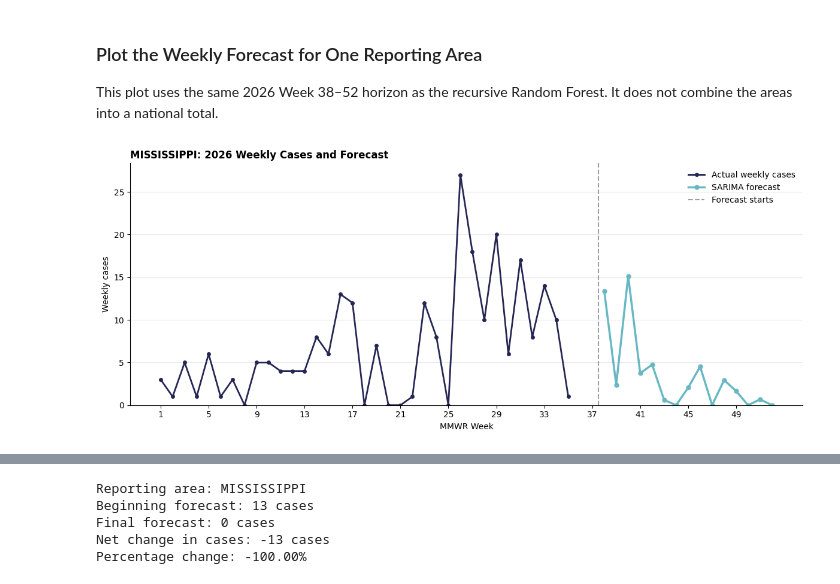
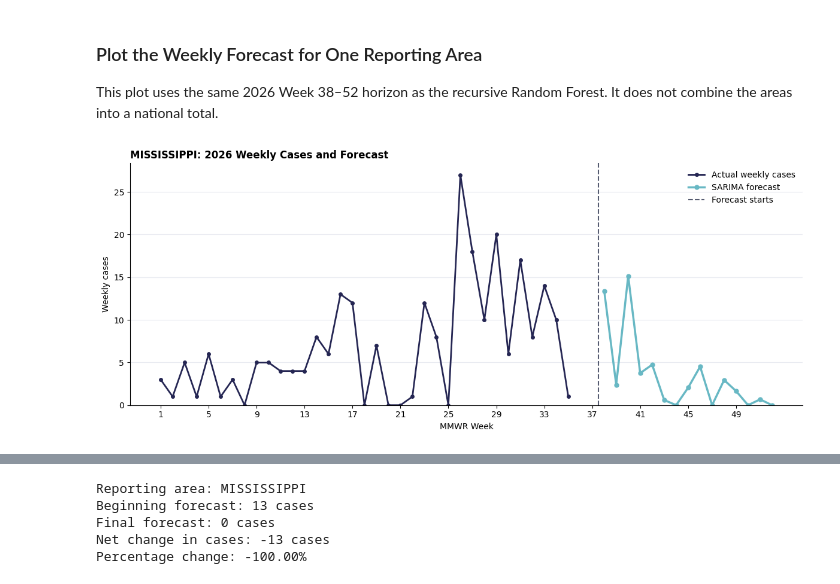
Before and after one commit to Husam-Sawalha/salmonellosis-forecasting-analysis, a Jupyter notebook: notebooks/03_salmonellosis_forecasting.ipynb, the cells around one changed output, grey strips where cells are left out. Cells and saved outputs as stored; diff of their text form; code cells hidden in the pictures.

```diff
--- a/notebooks/03_salmonellosis_forecasting.ipynb
+++ b/notebooks/03_salmonellosis_forecasting.ipynb
@@ -77,6 +86,27 @@ def regression_metrics(actual, predicted, label="SARIMA"):
         "R²": r2_score(actual, predicted),
     }
     return pd.DataFrame([metrics])
+
+
+def forecast_area_series(history_rows, end_date, steps, order, seasonal_order, min_observed_weeks, area_name):
+    """Fit SARIMA on one area's weekly history and forecast `steps` weeks ahead.
+
+    Returns the forecast summary DataFrame (mean + confidence interval per
+    week), or None if there isn't enough history to fit a model or the fit
+    fails. Used by both the validation loop and the final forecast loop so
+    the fit-and-forecast logic only lives in one place.
+    """
+    history_series = make_weekly_series(history_rows, end_date=end_date)
+
+    if history_series.notna().sum() < min_observed_weeks:
+        return None
+
+    try:
+        model = fit_sarima(history_series, order, seasonal_order)
+        return model.get_forecast(steps=steps).summary_frame()
+    except Exception as error:
+        print(f"Skipped {area_name}: {error}")
+        return None
 # %% [markdown]
 ## Load and Prepare the Weekly Data
 # %%
@@ -407,7 +411,7 @@ fig, ax = plt.subplots(figsize=(12, 5))
 ax.plot(
     actual["MMWR WEEK"],
     actual["Current week"],
-    color="#252653",
+    color=NAVY,
     marker="o",
     markersize=4,
     linewidth=2,
@@ -416,34 +420,34 @@ ax.plot(
 ax.plot(
     future["MMWR WEEK"],
     future["Forecast Current week"],
-    color="#68B8C4",
+    color=CYAN,
     marker="o",
     markersize=5,
     linewidth=2.5,
     label="SARIMA forecast",
 )
 
 ax.axvline(
     LAST_OBSERVED_WEEK + 0.5,
-    color="#9A9DAA",
+    color=TEXT_GRAY,
     linestyle="--",
     linewidth=1.5,
     label="Forecast starts",
 )
 
 ax.set_title(
     f"{area_to_plot}: 2026 Weekly Cases and Forecast",
     loc="left",
     fontweight="bold",
 )
 ax.set_xlabel("MMWR Week")
 ax.set_ylabel("Weekly cases")
 ax.set_xticks(range(1, 53, 4))
 ax.set_ylim(bottom=0)
-ax.grid(axis="y", color="#E7E9F0")
+ax.grid(axis="y", color=LIGHT_GRAY)
 ax.spines[["top", "right"]].set_visible(False)
 ax.legend(frameon=False)
 plt.tight_layout()
 plt.show()
 # %% [output]
-[figure, old version]
+[figure, new version]
```
Also changed, not shown: parts of 11 cells of this notebook.
